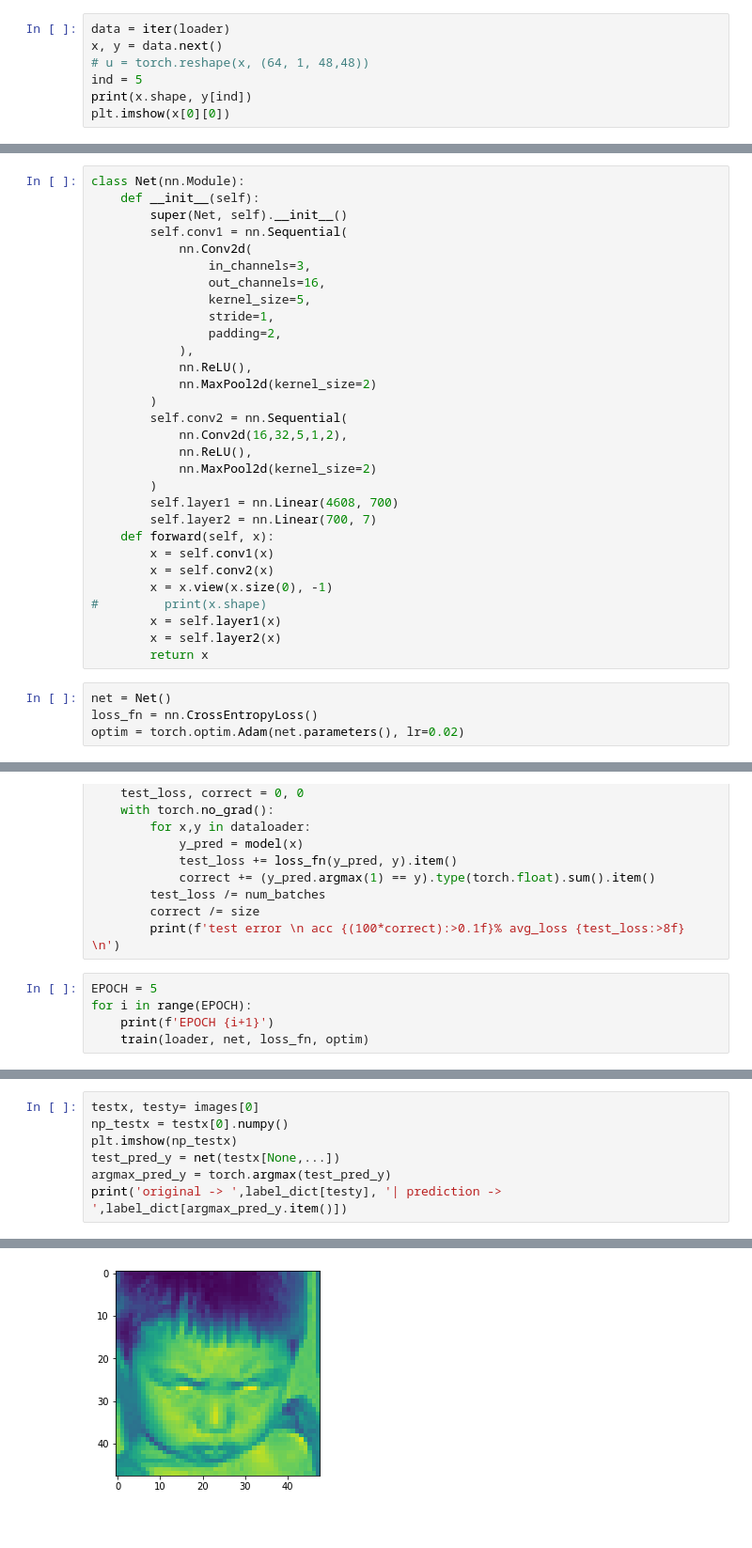
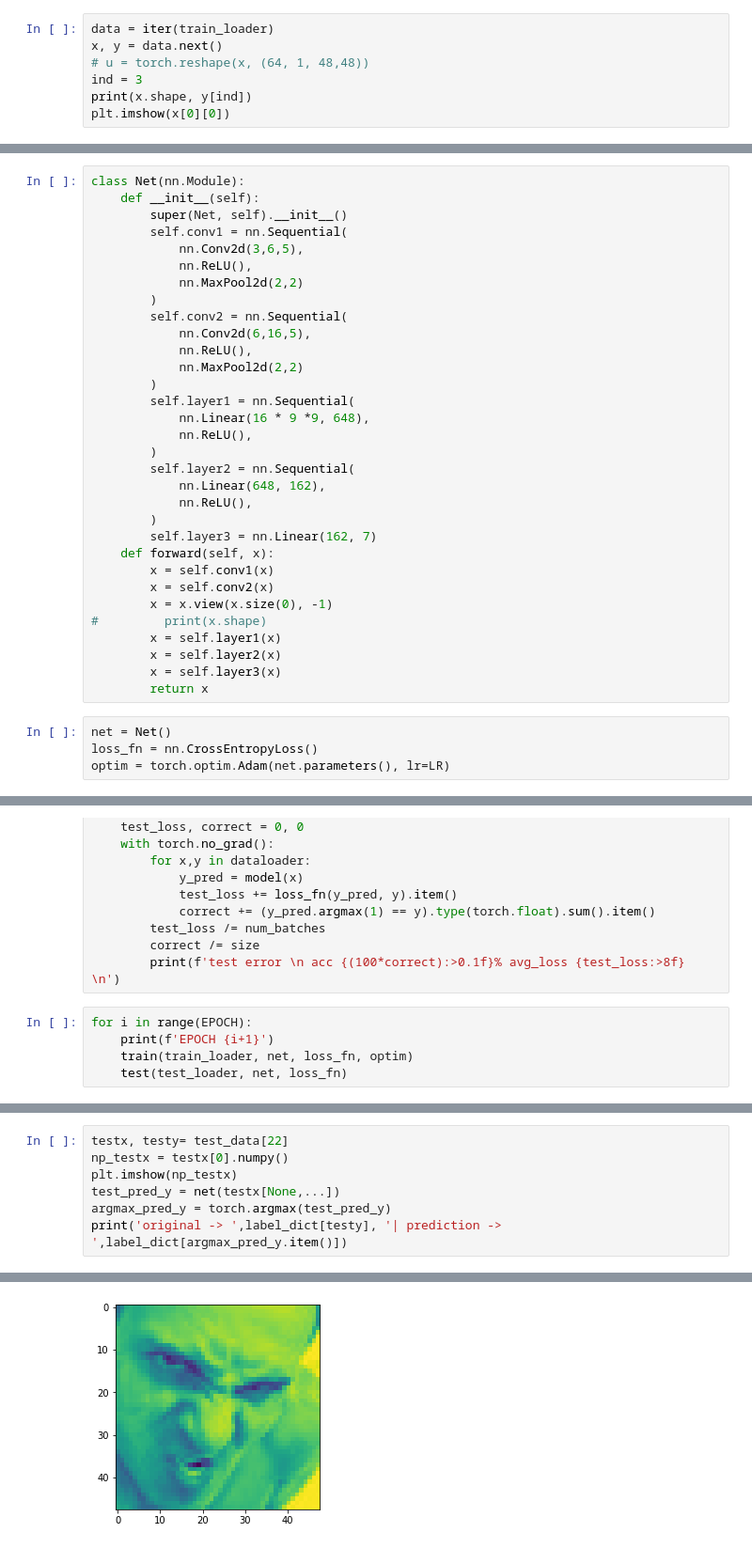
Before and after one commit to rootUJ99/expremoji, a Jupyter notebook: notebooks/fer.ipynb, the cells around one changed output, grey strips where cells are left out. Shown: that part at 94% size. Drawn from its saved outputs; the diff is of its cells as text.

```diff
--- a/notebooks/fer.ipynb
+++ b/notebooks/fer.ipynb
@@ -43,8 +25,8 @@ loader = Data.DataLoader(images), shuffle=True, batch_size=64,)
 # %%
-data = iter(loader)
+data = iter(train_loader)
 x, y = data.next()
 # u = torch.reshape(x, (64, 1, 48,48))
-ind = 5
+ind = 3
 print(x.shape, y[ind])
 plt.imshow(x[0][0])
 # %% [output]
@@ -115,23 +86,24 @@ class Net(nn.Module):
     def __init__(self):
         super(Net, self).__init__()
         self.conv1 = nn.Sequential(
-            nn.Conv2d(
-                in_channels=3,
-                out_channels=16,
-                kernel_size=5,
-                stride=1,
-                padding=2,
-            ),
+            nn.Conv2d(3,6,5),
             nn.ReLU(),
-            nn.MaxPool2d(kernel_size=2)
+            nn.MaxPool2d(2,2)
         )
         self.conv2 = nn.Sequential(
-            nn.Conv2d(16,32,5,1,2),
+            nn.Conv2d(6,16,5),
             nn.ReLU(),
-            nn.MaxPool2d(kernel_size=2)
+            nn.MaxPool2d(2,2)
         )
-        self.layer1 = nn.Linear(4608, 700)
-        self.layer2 = nn.Linear(700, 7)
+        self.layer1 = nn.Sequential(
+            nn.Linear(16 * 9 *9, 648),
+            nn.ReLU(),
+        )
+        self.layer2 = nn.Sequential(
+            nn.Linear(648, 162),
+            nn.ReLU(),
+        )
+        self.layer3 = nn.Linear(162, 7)
     def forward(self, x):
         x = self.conv1(x)
         x = self.conv2(x)
@@ -139,11 +111,12 @@ class Net(nn.Module):
 #         print(x.shape)
         x = self.layer1(x)
         x = self.layer2(x)
+        x = self.layer3(x)
         return x
 # %%
 net = Net()
 loss_fn = nn.CrossEntropyLoss()
-optim = torch.optim.Adam(net.parameters(), lr=0.02)
+optim = torch.optim.Adam(net.parameters(), lr=LR)
 # %%
 def train(dataloader, model, loss_fn, optim):
     size = len(dataloader.dataset)
@@ -173,9 +146,9 @@ def test(dataloader, model, loss_fn):
         correct /= size
         print(f'test error \n acc {(100*correct):>0.1f}% avg_loss {test_loss:>8f} \n')
 # %%
-EPOCH = 5
 for i in range(EPOCH):
     print(f'EPOCH {i+1}')
-    train(loader, net, loss_fn, optim)
+    train(train_loader, net, loss_fn, optim)
+    test(test_loader, net, loss_fn)
 # %% [output]
 EPOCH 1
@@ -198,5 +171,5 @@ loss 1.936316 25600/28709
 # %%
-testx, testy= images[0]
+testx, testy= test_data[22]
 np_testx = testx[0].numpy()
 plt.imshow(np_testx)
 test_pred_y = net(testx[None,...])
@@ -207 +180 @@ original ->  angry | prediction ->  sad
-[figure, old version]
+[figure, new version]
```
Also changed, not shown: parts of 22 cells of this notebook.
